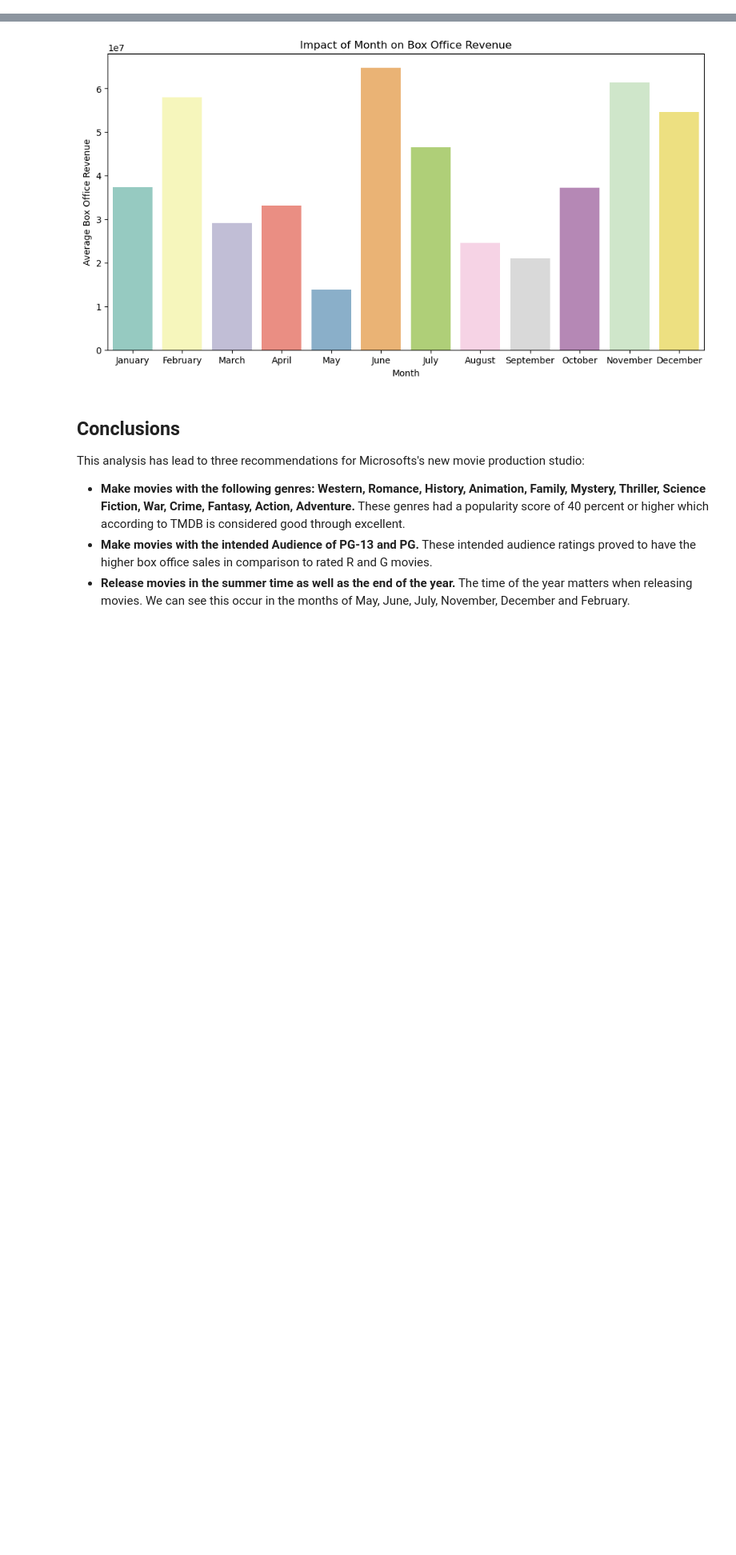
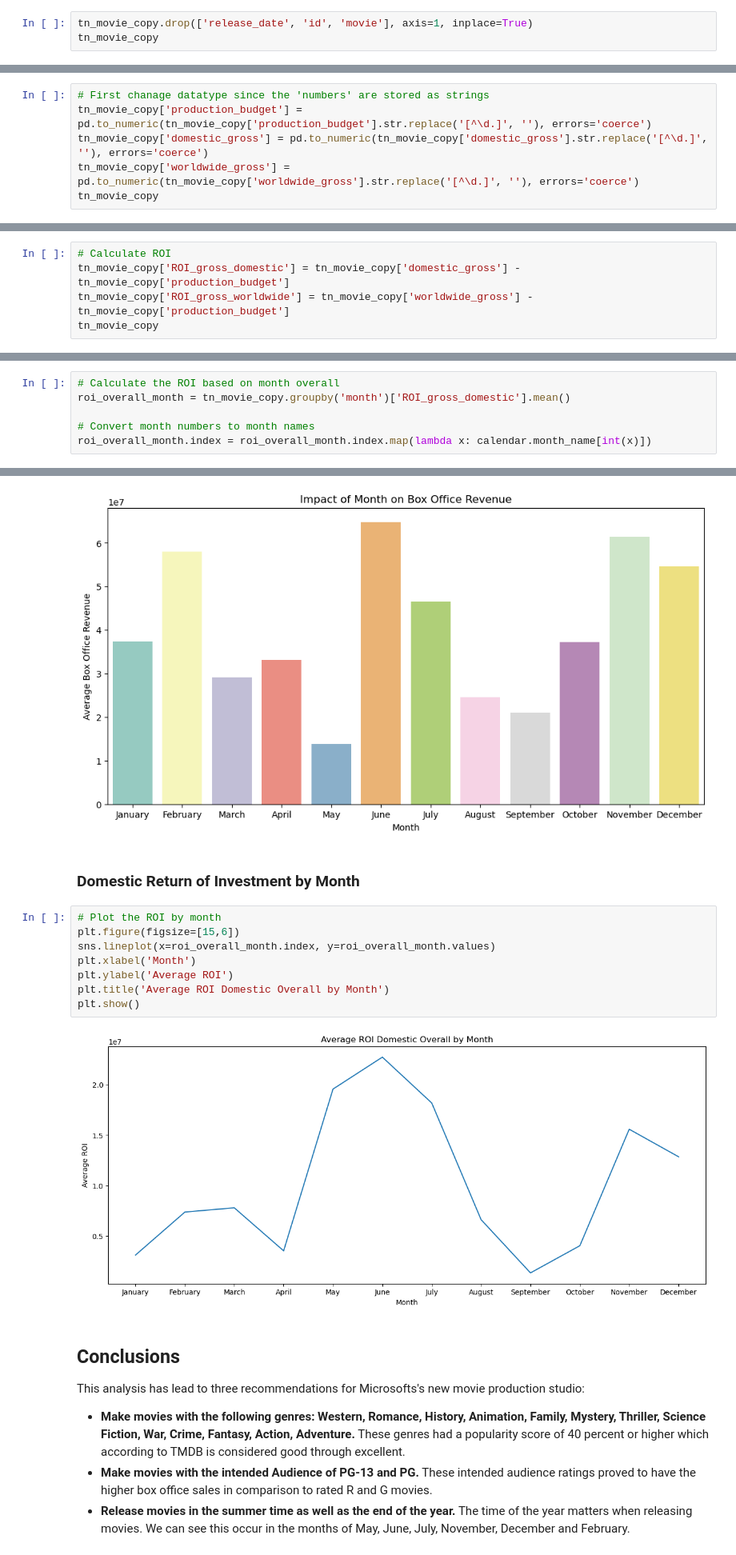
Before and after one commit to CrisThatOneCris/dsc-phase-1-project-v2-4, a Jupyter notebook: student.ipynb, the cells around one changed output, grey strips where cells are left out. Shown at 80% size. Saved outputs shown, nothing was run; the diff lists cells and outputs as text; blank space fills up the shorter version.

Commit message:
Added The Numbers Data Prep and barplot in Data Analysis

```diff
--- a/student.ipynb
+++ b/student.ipynb
@@ -416,0 +444,3 @@ genre_avg_pop = genre_groups['popularity'].mean().reset_index().sort_values('pop
+# %%
+tn_movie_copy.drop(['release_date', 'id', 'movie'], axis=1, inplace=True)
+tn_movie_copy
@@ -416,0 +461,6 @@ genre_avg_pop = genre_groups['popularity'].mean().reset_index().sort_values('pop
+# %%
+# First chanage datatype since the 'numbers' are stored as strings
+tn_movie_copy['production_budget'] = pd.to_numeric(tn_movie_copy['production_budget'].str.replace('[^\d.]', ''), errors='coerce')
+tn_movie_copy['domestic_gross'] = pd.to_numeric(tn_movie_copy['domestic_gross'].str.replace('[^\d.]', ''), errors='coerce')
+tn_movie_copy['worldwide_gross'] = pd.to_numeric(tn_movie_copy['worldwide_gross'].str.replace('[^\d.]', ''), errors='coerce')
+tn_movie_copy
@@ -416,0 +481,5 @@ genre_avg_pop = genre_groups['popularity'].mean().reset_index().sort_values('pop
+# %%
+# Calculate ROI
+tn_movie_copy['ROI_gross_domestic'] = tn_movie_copy['domestic_gross'] - tn_movie_copy['production_budget']
+tn_movie_copy['ROI_gross_worldwide'] = tn_movie_copy['worldwide_gross'] - tn_movie_copy['production_budget']
+tn_movie_copy
@@ -417,3 +500,9 @@ genre_avg_pop = genre_groups['popularity'].mean().reset_index().sort_values('pop
+# %%
+# Calculate the ROI based on month overall
+roi_overall_month = tn_movie_copy.groupby('month')['ROI_gross_domestic'].mean()
+
+# Convert month numbers to month names
+roi_overall_month.index = roi_overall_month.index.map(lambda x: calendar.month_name[int(x)])
 # %% [markdown]
 ## Data Analysis
 # %% [markdown]
@@ -469,6 +558,18 @@ plt.title('Impact of Month on Box Office Revenue')
 plt.show()
 # %% [output]
 [figure]
+# %% [markdown]
+### Domestic Return of Investment by Month
+# %%
+# Plot the ROI by month
+plt.figure(figsize=[15,6])
+sns.lineplot(x=roi_overall_month.index, y=roi_overall_month.values)
+plt.xlabel('Month')
+plt.ylabel('Average ROI')
+plt.title('Average ROI Domestic Overall by Month')
+plt.show()
+# %% [output]
+[figure, added]
 # %% [markdown]
 ## Conclusions
 This analysis has lead to three recommendations for Microsofts's new movie production studio:
```
Also changed, not shown: parts of 6 cells of this notebook.
